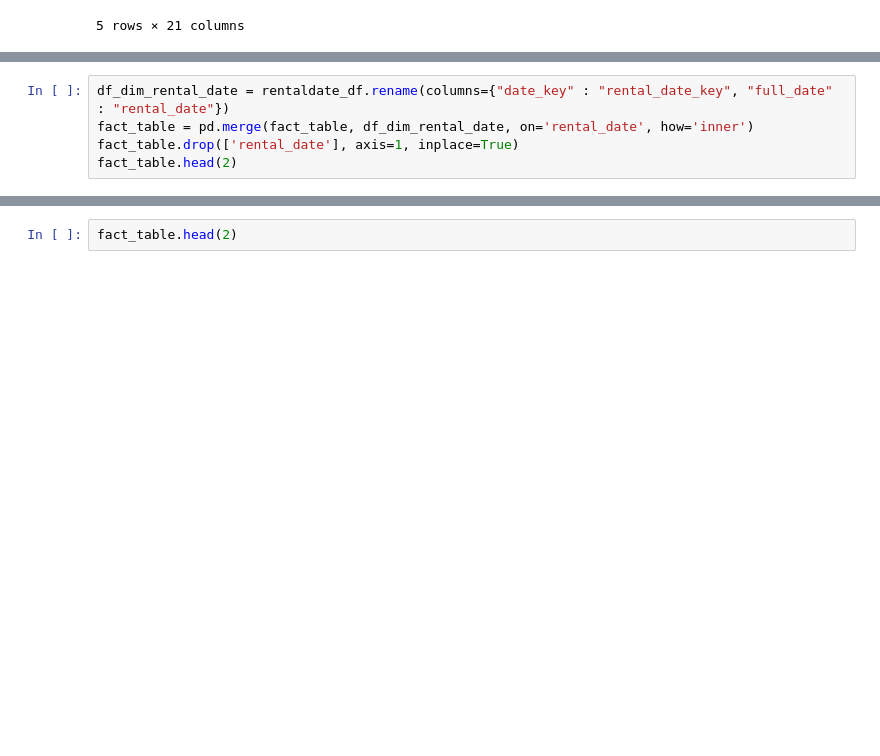
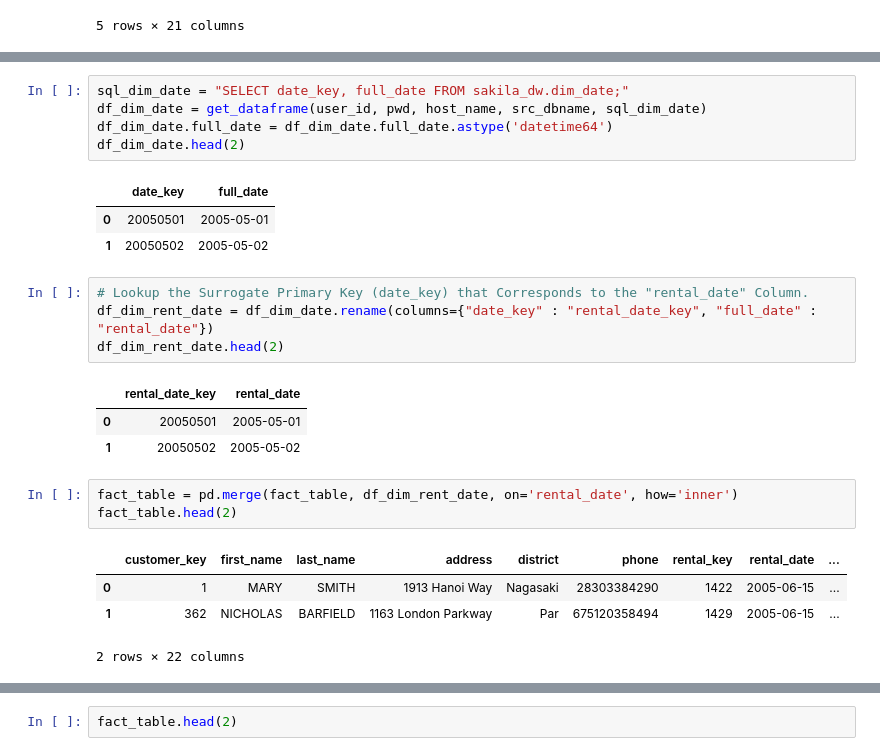
Before and after one commit to tmegandoan/DS-2002-002, a Jupyter notebook: Projects/Midterm1.ipynb, the cells around one changed output, grey strips where cells are left out. Drawn from its saved outputs; the diff is of its cells as text; blank space fills up the shorter version.

Commit message:
date dimension from SQL integrated

```diff
--- a/Projects/Midterm1.ipynb
+++ b/Projects/Midterm1.ipynb
@@ -595,5 +532,0 @@ fact_table.head()
-# %%
-df_dim_rental_date = rentaldate_df.rename(columns={"date_key" : "rental_date_key", "full_date" : "rental_date"})
-fact_table = pd.merge(fact_table, df_dim_rental_date, on='rental_date', how='inner')
-fact_table.drop(['rental_date'], axis=1, inplace=True)
-fact_table.head(2)
@@ -604,0 +540,25 @@ fact_table.head(2)
+# %%
+sql_dim_date = "SELECT date_key, full_date FROM sakila_dw.dim_date;"
+df_dim_date = get_dataframe(user_id, pwd, host_name, src_dbname, sql_dim_date)
+df_dim_date.full_date = df_dim_date.full_date.astype('datetime64')
+df_dim_date.head(2)
+# %% [output]
+|  | date_key | full_date |
+| 0 | 20050501 | 2005-05-01 |
+| 1 | 20050502 | 2005-05-02 |
+# %%
+# Lookup the Surrogate Primary Key (date_key) that Corresponds to the "rental_date" Column.
+df_dim_rent_date = df_dim_date.rename(columns={"date_key" : "rental_date_key", "full_date" : "rental_date"})
+df_dim_rent_date.head(2)
+# %% [output]
+|  | rental_date_key | rental_date |
+| 0 | 20050501 | 2005-05-01 |
+| 1 | 20050502 | 2005-05-02 |
+# %%
+fact_table = pd.merge(fact_table, df_dim_rent_date, on='rental_date', how='inner')
+fact_table.head(2)
+# %% [output]
+|  | customer_key | first_name | last_name | address | district | phone | rental_key | rental_date | ... |
+| 0 | 1 | MARY | SMITH | 1913 Hanoi Way | Nagasaki | 28303384290 | 1422 | 2005-06-15 | ... |
+| 1 | 362 | NICHOLAS | BARFIELD | 1163 London Parkway | Par | 675120358494 | 1429 | 2005-06-15 | ... |
+2 rows × 22 columns
```
Also changed, not shown: parts of 17 cells of this notebook.
